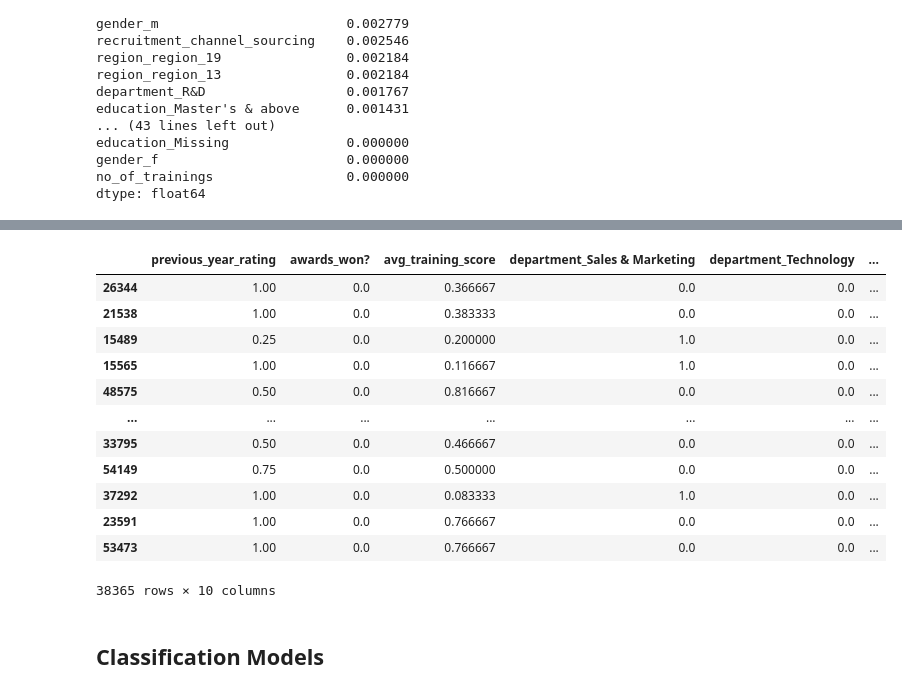
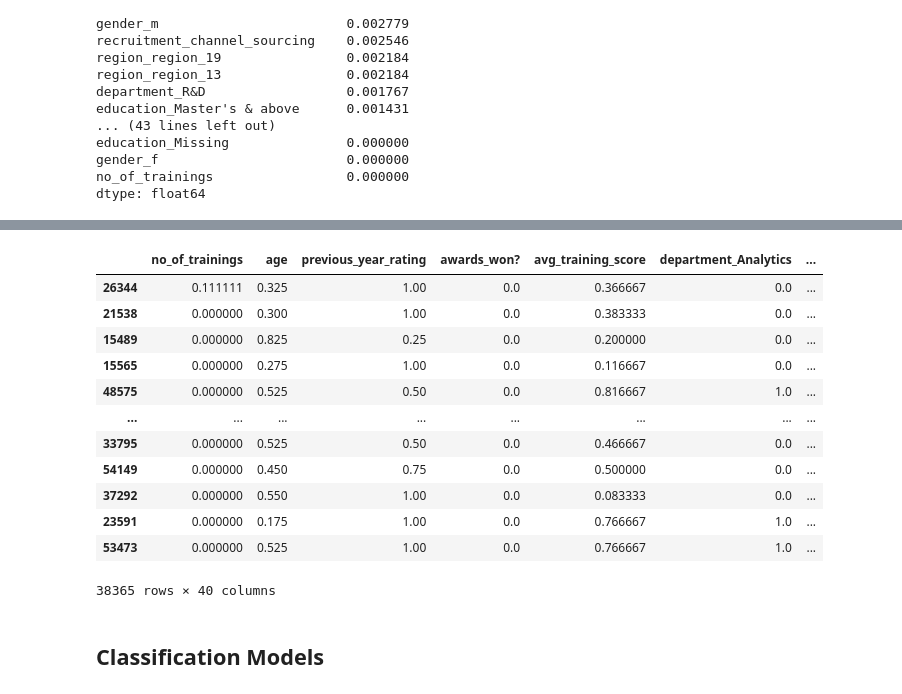
Before and after one commit to raquelcreis/hr_analytics, a Jupyter notebook: notebook.ipynb, the cells around one changed output, grey strips where cells are left out. Cells and saved outputs as stored; diff of their text form; code cells hidden in the pictures.

```diff
--- a/notebook.ipynb
+++ b/notebook.ipynb
@@ -400,7 +390,7 @@ dtype: float64
 # %%
 from sklearn.feature_selection import SelectKBest
 
-select_top10 = SelectKBest(mutual_info_classif,k=10)
-select_top10.fit(X_train,y_train)
-X_train.columns[select_top10.get_support()]
+select_top40 = SelectKBest(mutual_info_classif,k=40)
+select_top40.fit(X_train,y_train)
+X_train.columns[select_top40.get_support()]
 # %% [output]
@@ -411,21 +411,21 @@ Index(['previous_year_rating', 'awards_won?', 'avg_training_score',
       dtype='object')
 # %%
-feat_select = X_train.columns[select_top10.get_support()]
+feat_select = X_train.columns[select_top40.get_support()]
 X_train[feat_select]
 # %% [output]
-|  | previous_year_rating | awards_won? | avg_training_score | department_Sales & Marketing | department_Technology | ... |
-| 26344 | 1.00 | 0.0 | 0.366667 | 0.0 | 0.0 | ... |
-| 21538 | 1.00 | 0.0 | 0.383333 | 0.0 | 0.0 | ... |
-| 15489 | 0.25 | 0.0 | 0.200000 | 1.0 | 0.0 | ... |
-| 15565 | 1.00 | 0.0 | 0.116667 | 1.0 | 0.0 | ... |
-| 48575 | 0.50 | 0.0 | 0.816667 | 0.0 | 0.0 | ... |
-| ... | ... | ... | ... | ... | ... | ... |
-| 33795 | 0.50 | 0.0 | 0.466667 | 0.0 | 0.0 | ... |
-| 54149 | 0.75 | 0.0 | 0.500000 | 0.0 | 0.0 | ... |
-| 37292 | 1.00 | 0.0 | 0.083333 | 1.0 | 0.0 | ... |
-| 23591 | 1.00 | 0.0 | 0.766667 | 0.0 | 0.0 | ... |
-| 53473 | 1.00 | 0.0 | 0.766667 | 0.0 | 0.0 | ... |
+|  | no_of_trainings | age | previous_year_rating | awards_won? | avg_training_score | department_Analytics | ... |
+| 26344 | 0.111111 | 0.325 | 1.00 | 0.0 | 0.366667 | 0.0 | ... |
+| 21538 | 0.000000 | 0.300 | 1.00 | 0.0 | 0.383333 | 0.0 | ... |
+| 15489 | 0.000000 | 0.825 | 0.25 | 0.0 | 0.200000 | 0.0 | ... |
+| 15565 | 0.000000 | 0.275 | 1.00 | 0.0 | 0.116667 | 0.0 | ... |
+| 48575 | 0.000000 | 0.525 | 0.50 | 0.0 | 0.816667 | 1.0 | ... |
+| ... | ... | ... | ... | ... | ... | ... | ... |
+| 33795 | 0.000000 | 0.525 | 0.50 | 0.0 | 0.466667 | 0.0 | ... |
+| 54149 | 0.000000 | 0.450 | 0.75 | 0.0 | 0.500000 | 0.0 | ... |
+| 37292 | 0.000000 | 0.550 | 1.00 | 0.0 | 0.083333 | 0.0 | ... |
+| 23591 | 0.000000 | 0.175 | 1.00 | 0.0 | 0.766667 | 1.0 | ... |
+| 53473 | 0.000000 | 0.525 | 1.00 | 0.0 | 0.766667 | 1.0 | ... |
-38365 rows × 10 columns
+38365 rows × 40 columns
 # %% [markdown]
 ## Classification Models
 # %%
```
Also changed, not shown: parts of 7 cells of this notebook.
